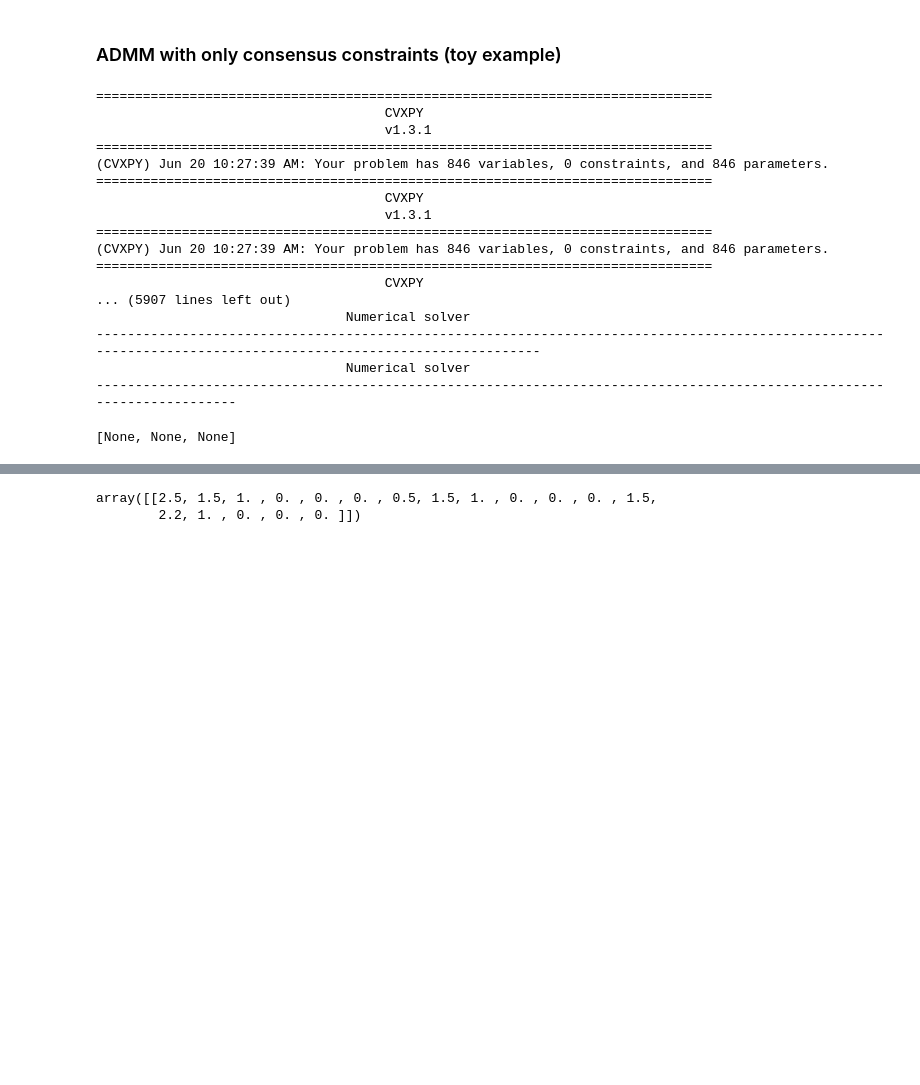
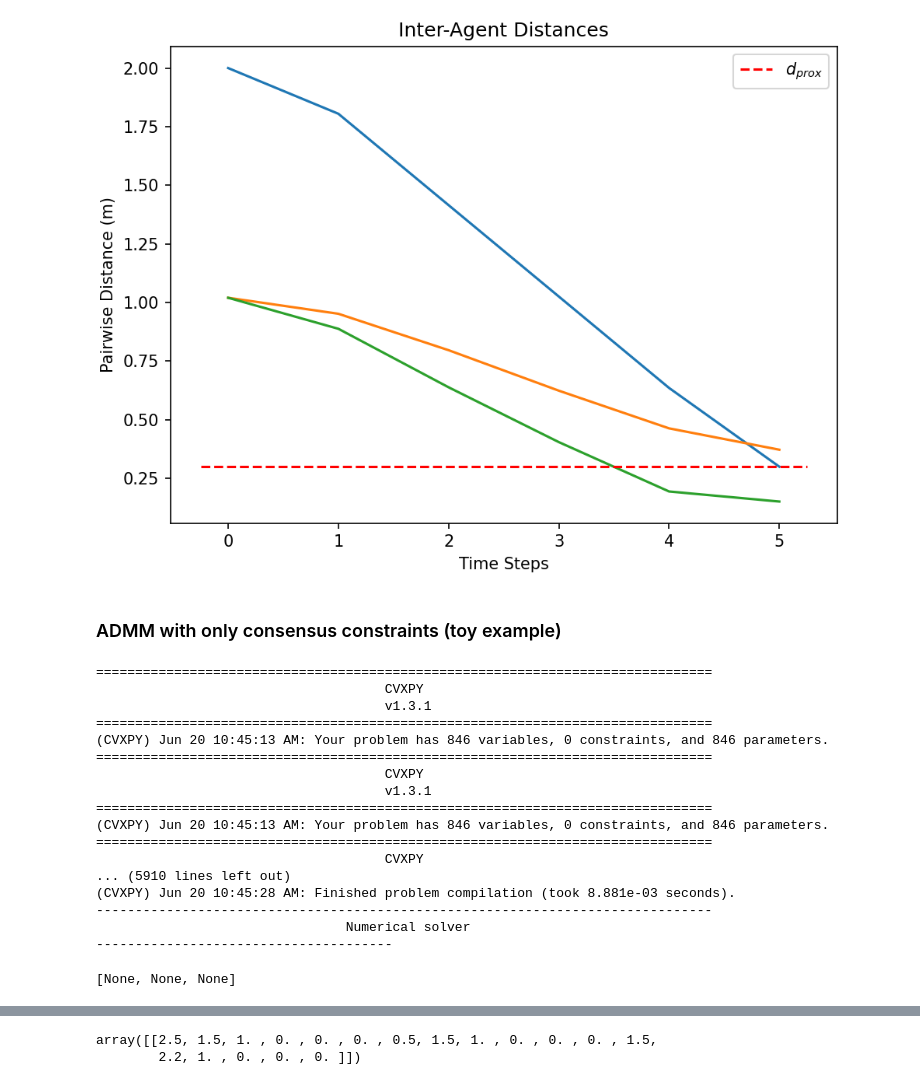
Before and after one commit to labicon/Potential-ADMM_code, a Jupyter notebook: distributed_ADMM/consensus_ADMM_MPC.ipynb, the cells around one changed output, grey strips where cells are left out. Drawn from its saved outputs; the diff is of its cells as text; code cells hidden in the pictures; blank space fills up the shorter version.

```diff
--- a/distributed_ADMM/consensus_ADMM_MPC.ipynb
+++ b/distributed_ADMM/consensus_ADMM_MPC.ipynb
@@ -251,3 +531,8 @@ KeyboardInterrupt:
+# %%
+plt.figure(dpi=150)
+dpilqr.plot_pairwise_distances(x_trj_converged,[6,6,6],[3,3,3],0.3)
+# %% [output]
+[figure, added]
 # %% [markdown]
 ### ADMM with only consensus constraints (toy example)
 # %%
@@ -318,7 +603,7 @@ for i in range(N):
     procs += [Process(target=run_worker, args=(f_list[i], remote))]
     procs[-1].start()
 
-MAX_ITER = 50
+MAX_ITER = 30
 solution_list = []
 for i in range(MAX_ITER):
     # Gather and average xi
@@ -339,19 +624,19 @@ for i in range(MAX_ITER):
                                      CVXPY
                                      v1.3.1
 ===============================================================================
-(CVXPY) Jun 20 10:27:39 AM: Your problem has 846 variables, 0 constraints, and 846 parameters.
+(CVXPY) Jun 20 10:45:13 AM: Your problem has 846 variables, 0 constraints, and 846 parameters.
 ===============================================================================
                                      CVXPY
                                      v1.3.1
 ===============================================================================
-(CVXPY) Jun 20 10:27:39 AM: Your problem has 846 variables, 0 constraints, and 846 parameters.
+(CVXPY) Jun 20 10:45:13 AM: Your problem has 846 variables, 0 constraints, and 846 parameters.
 ===============================================================================
                                      CVXPY
-... (5907 lines left out)
+... (5910 lines left out)
+(CVXPY) Jun 20 10:45:28 AM: Finished problem compilation (took 8.881e-03 seconds).
+-------------------------------------------------------------------------------
                                 Numerical solver
---------------------------------------------------------------------------------------------------------------------------------------------------------------
-                                Numerical solver
------------------------------------------------------------------------------------------------------------------------
+--------------------------------------
 [None, None, None]
 # %%
 len(solution_list)
```
Also changed, not shown: parts of 15 cells of this notebook.
